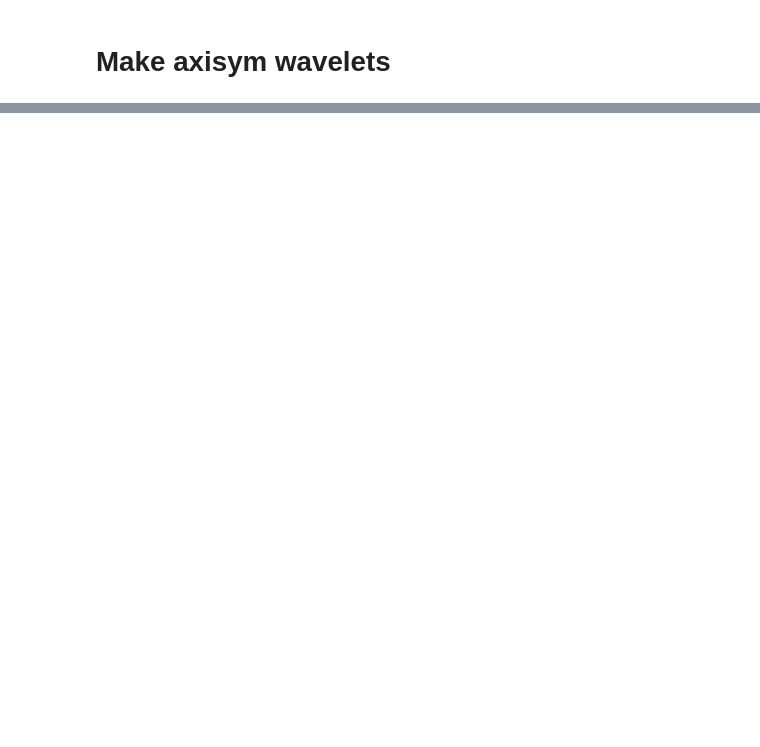
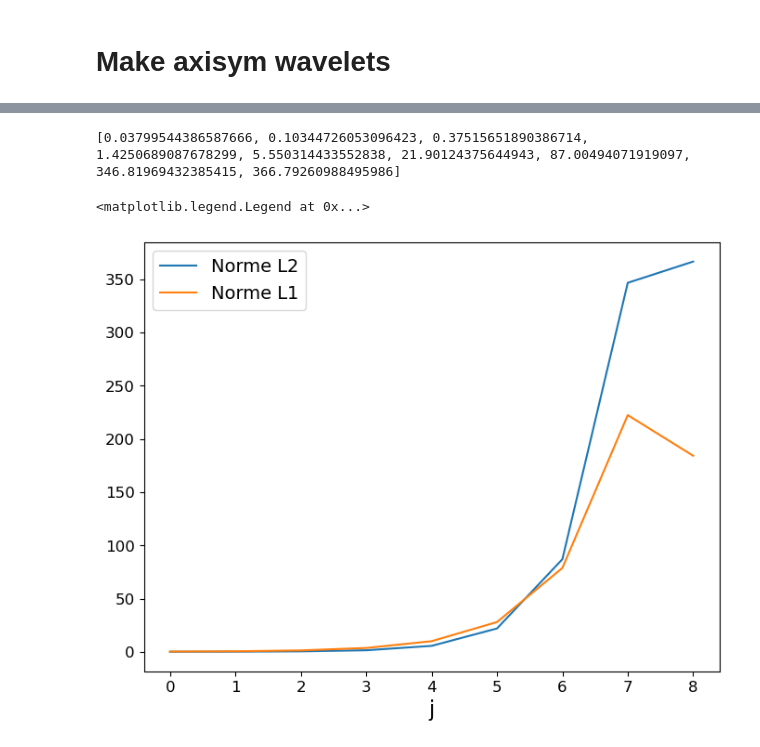
Before and after one commit to mousset/scatcovJAX, a Jupyter notebook: Notebooks/Build_wavelets.ipynb, the cells around one changed output, grey strips where cells are left out. Drawn from its saved outputs; the diff is of its cells as text; code cells hidden in the pictures; blank space fills up the shorter version.

```diff
--- a/Notebooks/Build_wavelets.ipynb
+++ b/Notebooks/Build_wavelets.ipynb
@@ -87,0 +77,12 @@ plot.plot_map_MW_Orthographic(w, central_latitude=45)
+# %%
+sampling = "mw"
+multiresolution = True
+reality = True
+
+N = 1
+L = 256
+J_min = 0
+
+J_max = s2wav.utils.shapes.j_max(L)
+J = J_max - J_min + 1
+print(J_max, J)
@@ -87,0 +118,17 @@ plot.plot_map_MW_Orthographic(w, central_latitude=45)
+# %%
+norme_L2, norme_L1 = [], []
+for j in range(J):
+    norme_L2.append(np.sum(np.abs(wlm[j, :, :])**2))
+    norme_L1.append(np.sum(np.abs(wlm[j, :, :])))
+print(norme_L2)
+# %% [output]
+[0.03799544386587666, 0.10344726053096423, 0.37515651890386714, 1.4250689087678299, 5.550314433552838, 21.90124375644943, 87.00494071919097, 346.81969432385415, 366.79260988495986]
+# %%
+plt.figure(figsize=(8, 6))
+plt.plot(norme_L2, label='Norme L2')
+plt.plot(norme_L1, label='Norme L1')
+plt.xlabel('j')
+plt.legend()
+# %% [output]
+<matplotlib.legend.Legend at 0x...>
+[figure, added]
```
Also changed, not shown: parts of 46 cells of this notebook, 2 other files.
